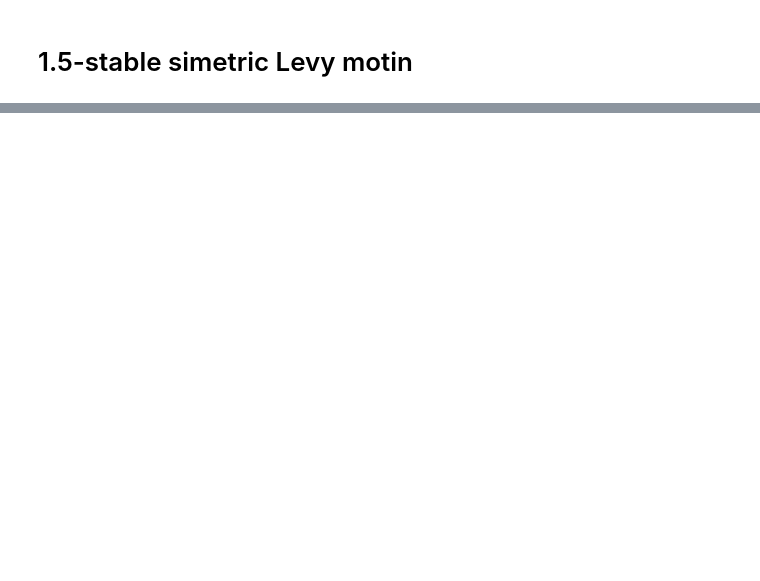
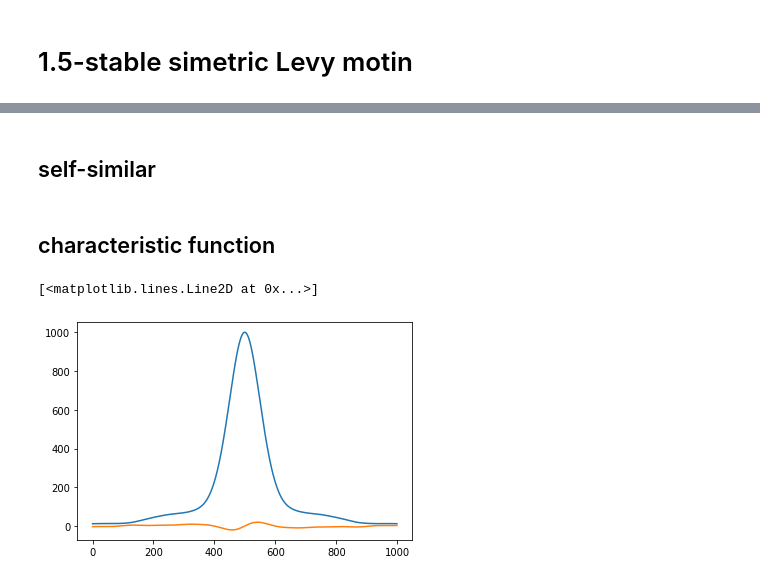
Before and after one commit to chwilko/CSoS, a Jupyter notebook: Python3/Task_list_3/Task_1.ipynb, the cells around one changed output, grey strips where cells are left out. Saved outputs shown, nothing was run; the diff lists cells and outputs as text; code cells hidden in the pictures; blank space fills up the shorter version.

```diff
--- a/Python3/Task_list_3/Task_1.ipynb
+++ b/Python3/Task_list_3/Task_1.ipynb
@@ -35,0 +62,2 @@ LP1_5 = Levy_prcesses(T, M, N, alpha, beta)
+# %% [markdown]
+## self-similar
@@ -35,0 +75,13 @@ LP1_5 = Levy_prcesses(T, M, N, alpha, beta)
+# %% [markdown]
+## characteristic function
+# %%
+N_char = 10 ** 2
+t_char = np.linspace(-3,3, N_char)
+# %%
+phi = characteristic_proces_r_i(t_char, X_Brownian_motion)
+
+plt.plot(phi[0])
+plt.plot(phi[1])
+# %% [output]
+[<matplotlib.lines.Line2D at 0x...>]
+[figure, added]
```
Also changed, not shown: parts of 20 cells of this notebook.
